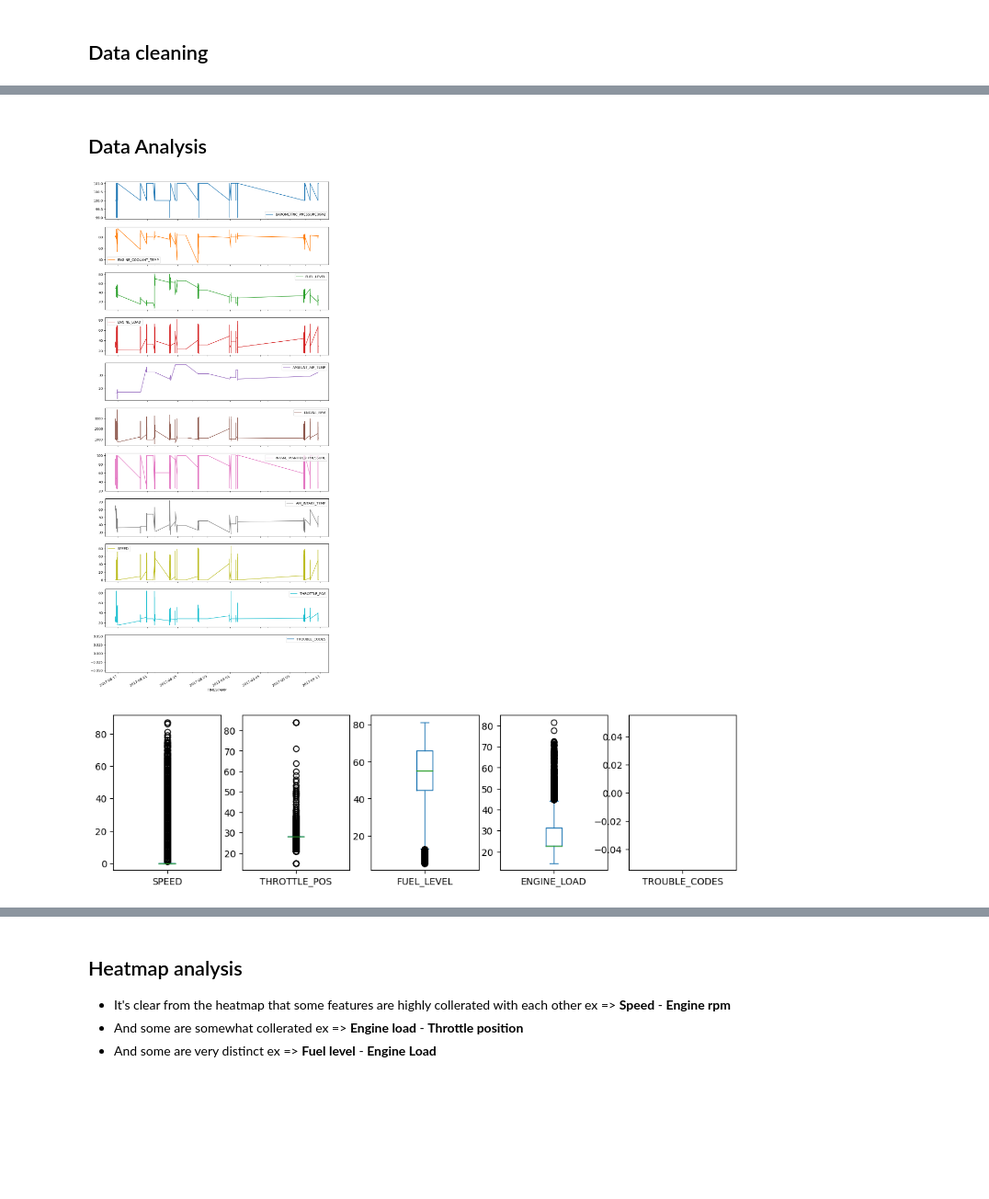
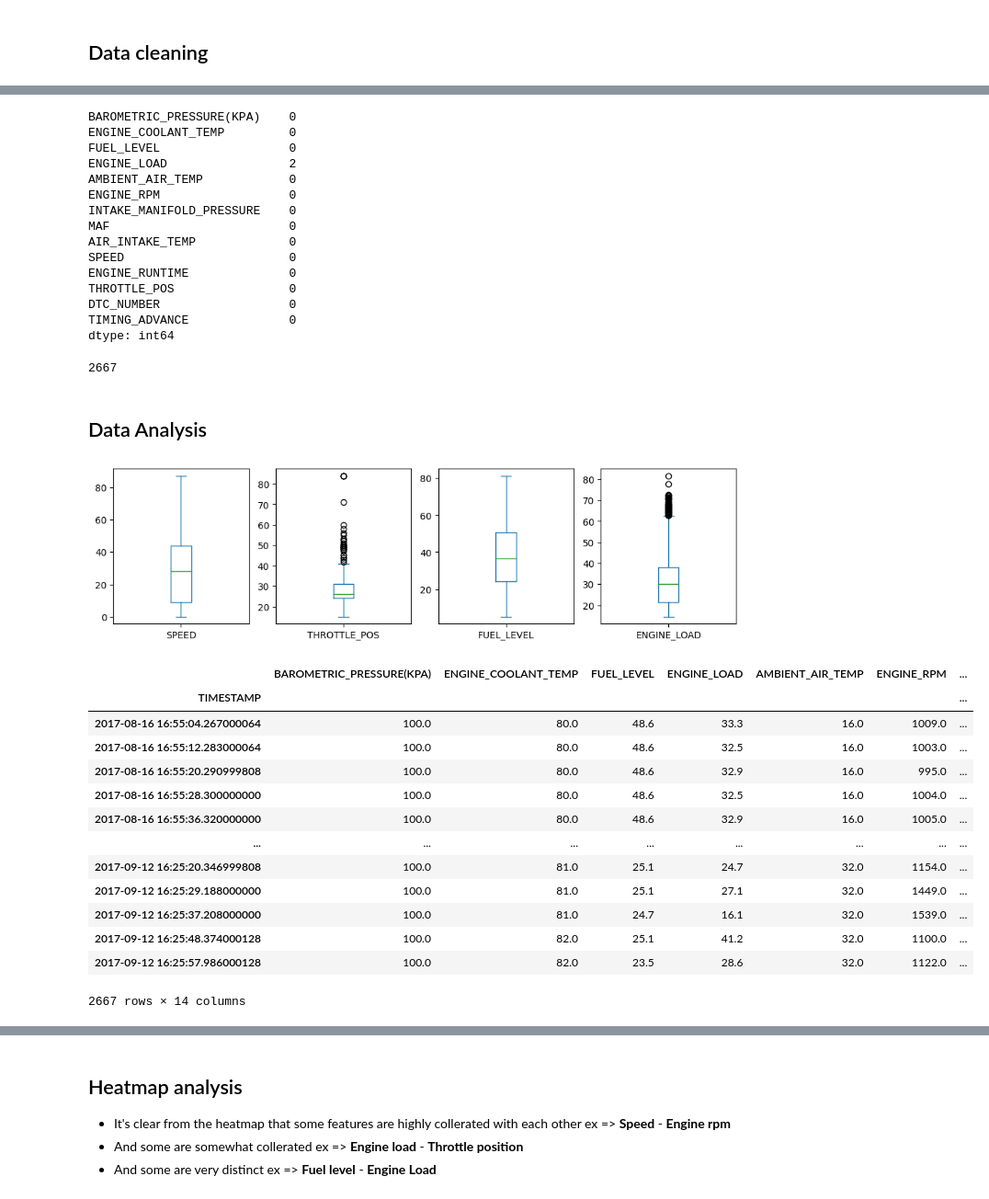
Before and after one commit to Meta-c/OBD-analysis, a Jupyter notebook: chevrolet_agile.ipynb, the cells around one changed output, grey strips where cells are left out. Shown: that part at 92% size. Saved outputs shown, nothing was run; the diff lists cells and outputs as text; code cells hidden in the pictures; blank space fills up the shorter version.

```diff
--- a/chevrolet_agile.ipynb
+++ b/chevrolet_agile.ipynb
@@ -60,0 +164,6 @@ Name: MARK, Length: 6070, dtype: object
+# %%
+# First we select columns that has important features
+
+cleaned_df = agile_df[['BAROMETRIC_PRESSURE(KPA)','ENGINE_COOLANT_TEMP','FUEL_LEVEL','ENGINE_LOAD','AMBIENT_AIR_TEMP','ENGINE_RPM','INTAKE_MANIFOLD_PRESSURE','MAF','AIR_INTAKE_TEMP','SPEED','ENGINE_RUNTIME','THROTTLE_POS','DTC_NUMBER','TIMING_ADVANCE']]
+
+cleaned_df.tail()
@@ -124,16 +239,31 @@ cleaned_df['FUEL_LEVEL'] = cleaned_df['FUEL_LEVEL'].str.rstrip('%').str.replace(
+# %%
+filtered_df.isna().sum()
+# %% [output]
+BAROMETRIC_PRESSURE(KPA)    0
+ENGINE_COOLANT_TEMP         0
+FUEL_LEVEL                  0
+ENGINE_LOAD                 2
+AMBIENT_AIR_TEMP            0
+ENGINE_RPM                  0
+INTAKE_MANIFOLD_PRESSURE    0
+MAF                         0
+AIR_INTAKE_TEMP             0
+SPEED                       0
+ENGINE_RUNTIME              0
+THROTTLE_POS                0
+DTC_NUMBER                  0
+TIMING_ADVANCE              0
+dtype: int64
+# %%
+filtered_df.__len__()
+# %% [output]
+2667
 # %% [markdown]
 ## Data Analysis
-# %%
-# Make a plot
-
-cleaned_df.plot(subplots=True,figsize=(12,30))
-plt.show()
-# %% [output]
-[figure, removed]
 # %%
-select = ['ENGINE_RPM','SPEED','THROTTLE_POS','FUEL_LEVEL','ENGINE_LOAD','ENGINE_RPM','TROUBLE_CODES']
+select = ['ENGINE_RPM','SPEED','THROTTLE_POS','FUEL_LEVEL','ENGINE_LOAD','ENGINE_RPM']
 
-cleaned_df[select].plot(kind='box',subplots=True,figsize=(12,3))
+filtered_df[select].plot(kind='box',subplots=True,figsize=(12,3))
 plt.show()
 # %% [output]
-[figure, old version]
+[figure, new version]
@@ -143,3 +270,20 @@ plt.show()
+# %%
+filtered_df
+# %% [output]
+|  | BAROMETRIC_PRESSURE(KPA) | ENGINE_COOLANT_TEMP | FUEL_LEVEL | ENGINE_LOAD | AMBIENT_AIR_TEMP | ENGINE_RPM | ... |
+| TIMESTAMP |  |  |  |  |  |  | ... |
+| 2017-08-16 16:55:04.267000064 | 100.0 | 80.0 | 48.6 | 33.3 | 16.0 | 1009.0 | ... |
+| 2017-08-16 16:55:12.283000064 | 100.0 | 80.0 | 48.6 | 32.5 | 16.0 | 1003.0 | ... |
+| 2017-08-16 16:55:20.290999808 | 100.0 | 80.0 | 48.6 | 32.9 | 16.0 | 995.0 | ... |
+| 2017-08-16 16:55:28.300000000 | 100.0 | 80.0 | 48.6 | 32.5 | 16.0 | 1004.0 | ... |
+| 2017-08-16 16:55:36.320000000 | 100.0 | 80.0 | 48.6 | 32.9 | 16.0 | 1005.0 | ... |
+| ... | ... | ... | ... | ... | ... | ... | ... |
+| 2017-09-12 16:25:20.346999808 | 100.0 | 81.0 | 25.1 | 24.7 | 32.0 | 1154.0 | ... |
+| 2017-09-12 16:25:29.188000000 | 100.0 | 81.0 | 25.1 | 27.1 | 32.0 | 1449.0 | ... |
+| 2017-09-12 16:25:37.208000000 | 100.0 | 81.0 | 24.7 | 16.1 | 32.0 | 1539.0 | ... |
+| 2017-09-12 16:25:48.374000128 | 100.0 | 82.0 | 25.1 | 41.2 | 32.0 | 1100.0 | ... |
+| 2017-09-12 16:25:57.986000128 | 100.0 | 82.0 | 23.5 | 28.6 | 32.0 | 1122.0 | ... |
+2667 rows × 14 columns
 # %%
 # Heatmap is very effecient in finding collerations between features
 
```
Also changed, not shown: parts of 26 cells of this notebook, 1 other file.
